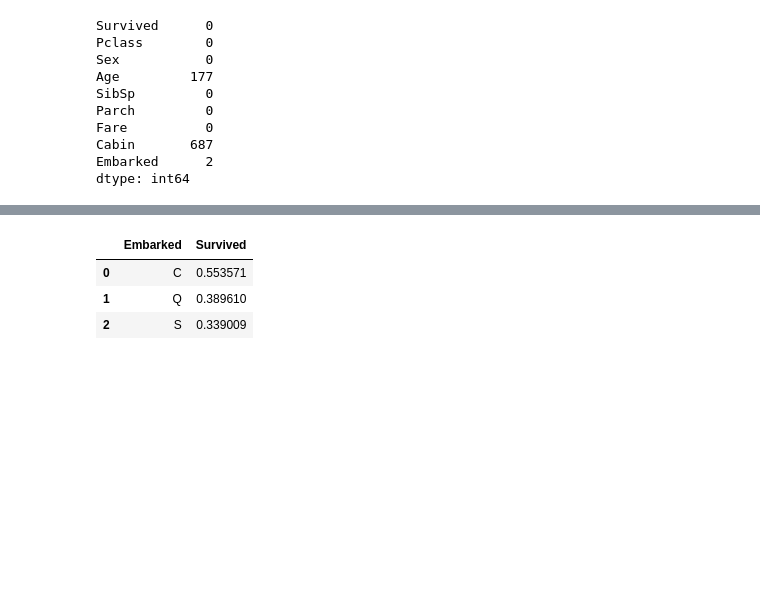
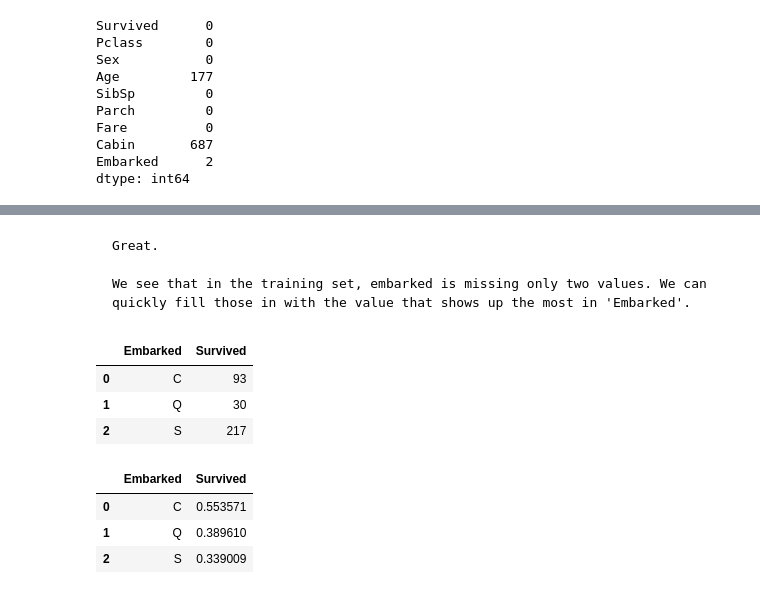
Before and after one commit to jimmyfeterman/RZF-Python-Lessons, a Jupyter notebook: Titanic practice python.ipynb, the cells around one changed output, grey strips where cells are left out. Cells and saved outputs as stored; diff of their text form; code cells hidden in the pictures; blank space fills up the shorter version.

```diff
--- a/Titanic practice python.ipynb
+++ b/Titanic practice python.ipynb
@@ -64,3 +103,14 @@ dtype: int64
+# %% [markdown]
+    Great.
+
+    We see that in the training set, embarked is missing only two values. We can quickly fill those in with the value that shows up the most in 'Embarked'.
+# %%
+titanic_df[["Embarked", "Survived"]].groupby(["Embarked"], as_index = False).sum()
+# %% [output]
+|  | Embarked | Survived |
+| 0 | C | 93 |
+| 1 | Q | 30 |
+| 2 | S | 217 |
 # %%
 titanic_df['Embarked'] = titanic_df['Embarked'].fillna("S")
 # %%
```
Also changed, not shown: parts of 34 cells of this notebook.
